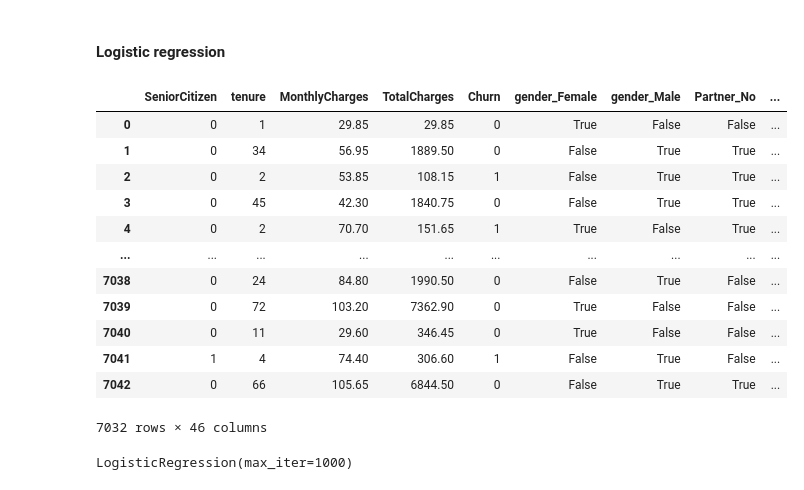
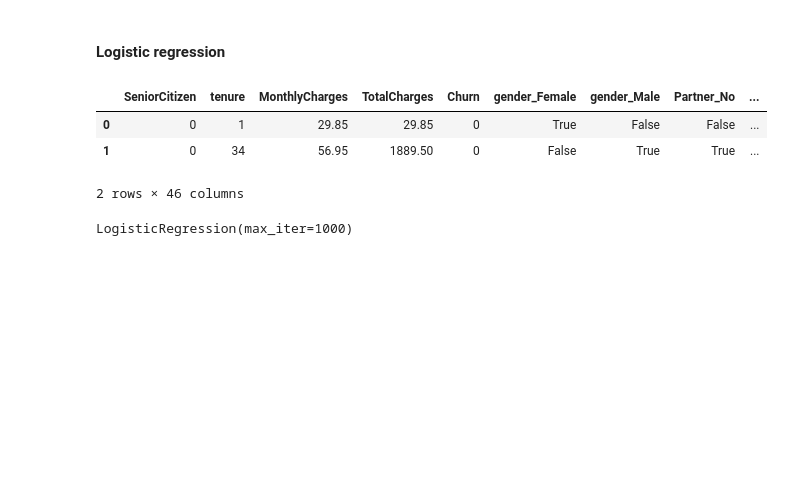
Before and after one commit to abelkk/Deep-Learning-101, a Jupyter notebook: datatool.ipynb, the cells around one changed output. Saved outputs shown, nothing was run; the diff lists cells and outputs as text; code cells hidden in the pictures; blank space fills up the shorter version.

```diff
--- a/datatool.ipynb
+++ b/datatool.ipynb
@@ -347,20 +345,11 @@ df.groupby("Churn")[["tenure", "MonthlyCharges"]].mean().round(1)
 # %% [markdown]
 #### **Logistic regression**
 # %%
-df_3
+df_3.head(2)
 # %% [output]
 |  | SeniorCitizen | tenure | MonthlyCharges | TotalCharges | Churn | gender_Female | gender_Male | Partner_No | ... |
 | 0 | 0 | 1 | 29.85 | 29.85 | 0 | True | False | False | ... |
 | 1 | 0 | 34 | 56.95 | 1889.50 | 0 | False | True | True | ... |
-| 2 | 0 | 2 | 53.85 | 108.15 | 1 | False | True | True | ... |
-| 3 | 0 | 45 | 42.30 | 1840.75 | 0 | False | True | True | ... |
-| 4 | 0 | 2 | 70.70 | 151.65 | 1 | True | False | True | ... |
-| ... | ... | ... | ... | ... | ... | ... | ... | ... | ... |
-| 7038 | 0 | 24 | 84.80 | 1990.50 | 0 | False | True | False | ... |
-| 7039 | 0 | 72 | 103.20 | 7362.90 | 0 | True | False | False | ... |
-| 7040 | 0 | 11 | 29.60 | 346.45 | 0 | True | False | False | ... |
-| 7041 | 1 | 4 | 74.40 | 306.60 | 1 | False | True | False | ... |
-| 7042 | 0 | 66 | 105.65 | 6844.50 | 0 | False | True | True | ... |
-7032 rows × 46 columns
+2 rows × 46 columns
 # %%
 y = df_3["Churn"]
```
Also changed, not shown: parts of 14 cells of this notebook, 4 other files.
